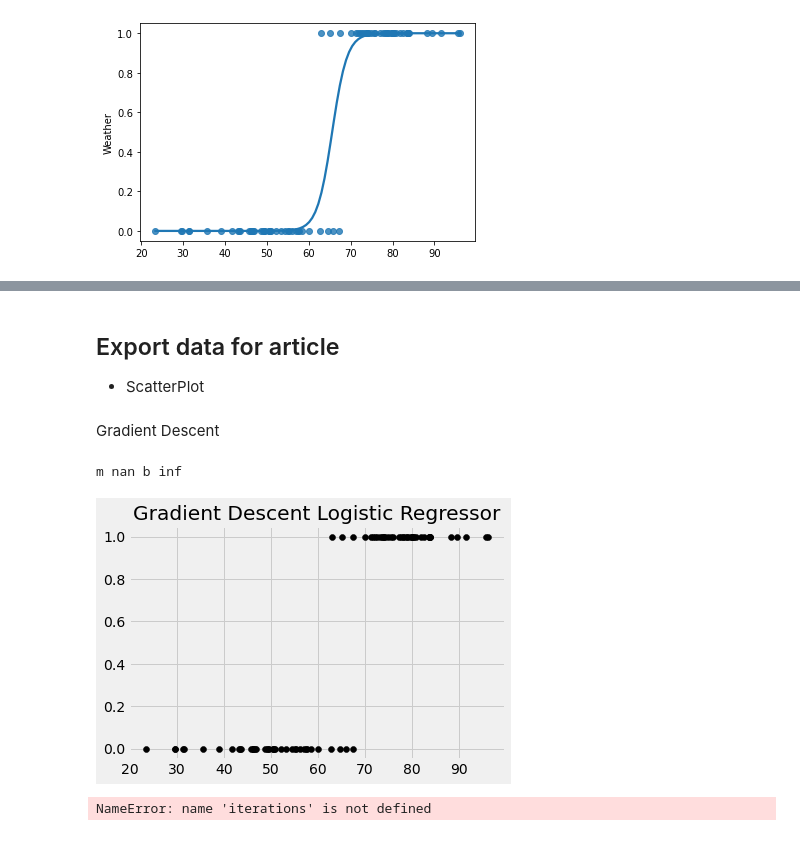
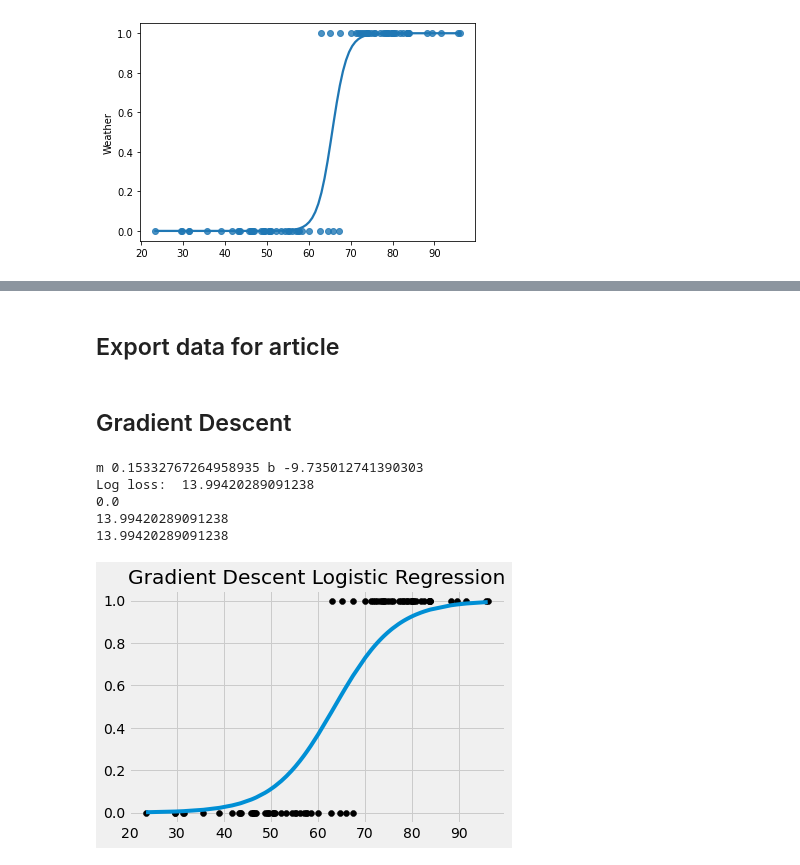
Before and after one commit to aws-samples/aws-mlu-explain, a Jupyter notebook: code/logistic-regression/python/generate_data.ipynb, the cells around one changed output, grey strips where cells are left out. Saved outputs shown, nothing was run; the diff lists cells and outputs as text; code cells hidden in the pictures.

Commit message:
Make updates to logistic regression article

```diff
--- a/code/logistic-regression/python/generate_data.ipynb
+++ b/code/logistic-regression/python/generate_data.ipynb
@@ -29,5 +30,7 @@ y = [1] * n + [0] * int(n)
 df = pd.DataFrame(list(zip(x, y)), columns=['Temperature', 'Weather'])
 df.head()
 
+df = df.sort_values("Temperature")
+
 np.mean(df["Temperature"])
 # %% [output]
@@ -81,0 +88,17 @@ Intercept:  [-34.05072568]
+# %%
+log_reg_all = LogisticRegression()
+log_reg_all.fit(X, y)
+
+y_pred_all = log_reg_all.predict(X)
+y_pred_prob_all = log_reg_all.predict_proba(X)
+
+X_range = 100
+Xs = [i for i in range(20, X_range + 1)]
+Ys = [log_reg_all.predict_proba([[value]])[0][1] for value in range(20, X_range + 1)]
+
+plt.scatter(X, y)
+plt.plot(Xs, Ys, color='red')
+
+print("Log loss: ", metrics.log_loss(y, y_pred_prob_all))
+print("Coefficient for Temperature: ", log_reg_all.coef_)
+print("Intercept: ", log_reg_all.intercept_)
@@ -82,39 +110,57 @@ Intercept:  [-34.05072568]
 # %% [markdown]
 ## Export data for article
-- ScatterPlot
 # %%
 df.to_json('scatterData.json', orient='records')
-# %% [markdown]
-Gradient Descent
+# %% [markdown]
+## Gradient Descent
+# %%
+def sigmoid(x):
+  return 1 / (1 + np.exp(-x))
 # %%
 class GradientDescentLogisticRegression:
     def __init__(self, learning_rate=0.001, iterations=10000):
         self.learning_rate, self.iterations = learning_rate, iterations
 
     def fit(self, X, y):
-        b = 0
+        b = -10
         m = 5
         n = X.shape[0]
         for _ in range(self.iterations):
-            b_gradient = -2 * np.sum(y - m*X + b) / n
-            m_gradient = -2 * np.sum(X*(y - (m*X + b))) / n
+            b_gradient = -1 * np.sum(y - sigmoid(m*X + b)) / n
+            m_gradient = -1 * np.sum(X*(y - sigmoid(m*X + b))) / n
             b = b + (self.learning_rate * b_gradient)
             m = m - (self.learning_rate * m_gradient)
         self.m, self.b = m, b
 
     def predict(self, X):
-        return self.m*X + self.b
+        return 1 / (1 + np.exp(-(self.m*X + self.b)))
 # %%
 clf = GradientDescentLogisticRegression()
 clf.fit(df.Temperature, df.Weather)
 
 import matplotlib.pyplot as plt
 plt.style.use('fivethirtyeight')
 
 plt.scatter(df.Temperature, df.Weather, color='black')
 plt.plot(df.Temperature, clf.predict(df.Temperature))
-plt.gca().set_title("Gradient Descent Logistic Regressor")
+plt.gca().set_title("Gradient Descent Logistic Regression")
 print('m', clf.m, 'b', clf.b)
+
+print("Log loss: ", metrics.log_loss(df.Weather, clf.predict(df.Temperature), normalize = False))
+# print(df.Weather)
+print(np.sum(clf.predict(df.Temperature) - sigmoid(clf.m * df.Temperature + clf.b)))
+
+print(np.sum(-1 * (df.Weather * np.log(sigmoid(clf.m * df.Temperature + clf.b)) +
+          (1 - df.Weather) *
+            np.log(1 - sigmoid(clf.m * df.Temperature + clf.b)))))
+
+print(np.sum(-1 * (df.Weather * np.log(clf.predict(df.Temperature)) +
+          (1 - df.Weather) *
+            np.log(1 - clf.predict(df.Temperature)))))
 # %% [output]
-m nan b inf
+m 0.15332767264958935 b -9.735012741390303
+Log loss:  13.99420289091238
+0.0
+13.99420289091238
+13.99420289091238
-[figure, old version]
+[figure, new version]
@@ -127,22 +166,0 @@ iterations = 1000
-# %%
-for _ in range(1):
-    for i in range(iterations):
-        biasDifference = df.price - gdWeight * df.sqft + gdBias
-        biasSum = np.sum(biasDifference)
-        b_gradient = (-2/N) * biasSum
-        bias = gdBias + (learning_rate * b_gradient)
-        gdBias = np.round(bias, 3)
-#         print('bias', gdBias)
-
-
-        weightDifference = df.sqft * (df.price - (gdWeight * df.sqft + gdBias))
-#         print('weightDifference', weightDifference)
-        weightSum = np.sum(weightDifference)
-#         print('weightSum', weightSum)
-        w_gradient = (-2/N) * weightSum
-#         print('w_gradient', np.round(w_gradient, 3))
-        weight = gdWeight - (learning_rate * w_gradient)
-        gdWeight = np.round(weight, 3)
-print(gdWeight, gdBias)
-# %% [output]
-NameError: name 'iterations' is not defined
```
Also changed, not shown: parts of 11 cells of this notebook, 23 other files.
